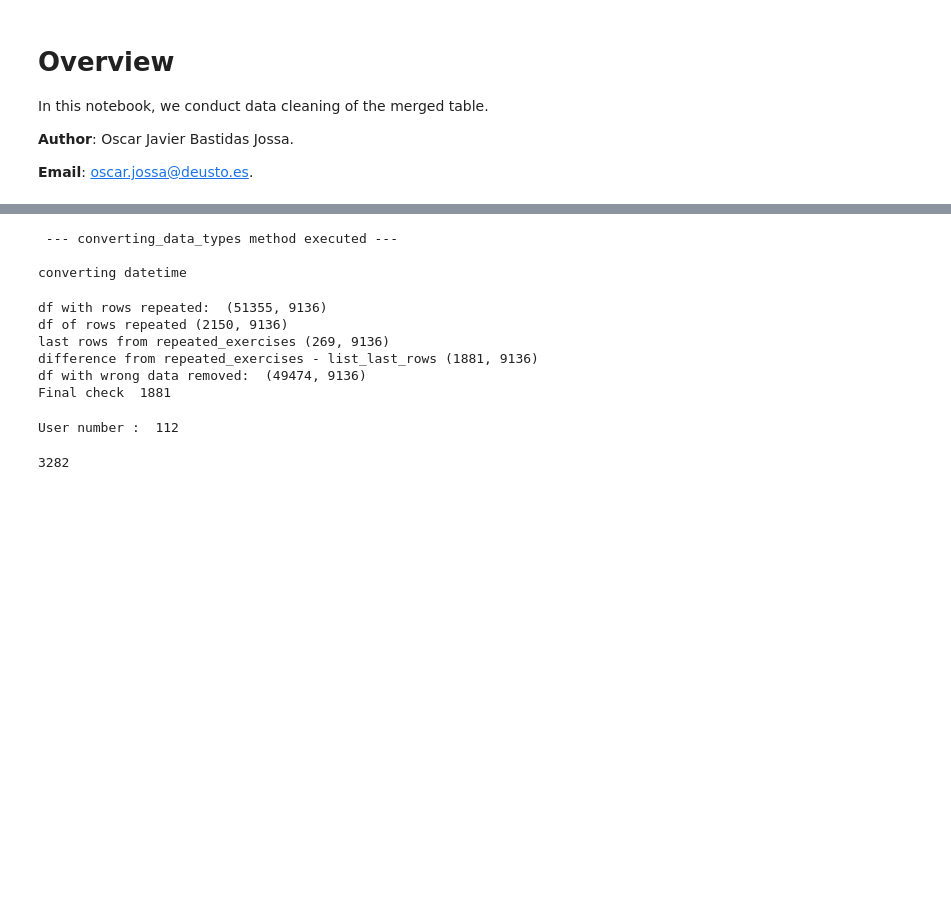
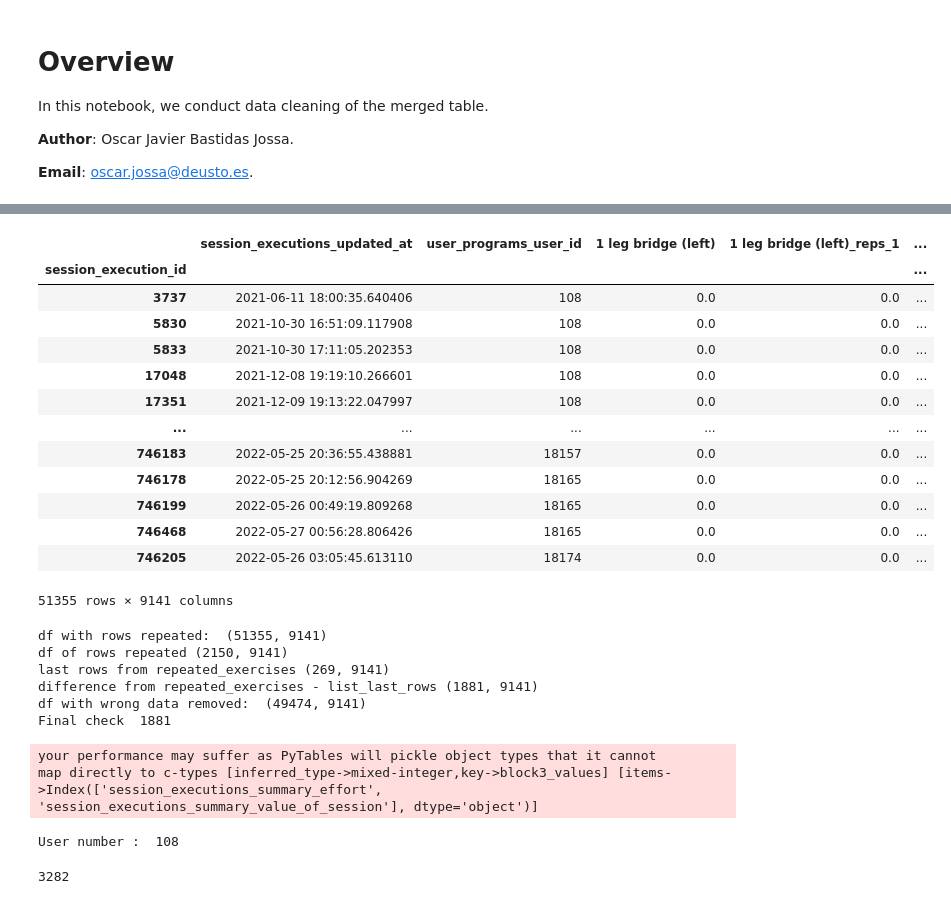
Before and after one commit to evidadeusto/mhunters, a Jupyter notebook: analysis_oscar_preprocessing/data_cleaning_merged_table.ipynb, the cells around one changed output, grey strips where cells are left out. Drawn from its saved outputs; the diff is of its cells as text; code cells hidden in the pictures; blank space fills up the shorter version.

```diff
--- a/analysis_oscar_preprocessing/data_cleaning_merged_table.ipynb
+++ b/analysis_oscar_preprocessing/data_cleaning_merged_table.ipynb
@@ -28,3 +28,13 @@ pd.set_option('display.max_rows', 500)
 df = pd.read_hdf('../data/flattened_database_merged_with_session_executions_v01.h5',  key='data')
 df.index.names = ["session_execution_id"]
 df.replace(np.nan, 0, inplace=True)
+# %%
+# Creating and instance from the Data cleaning to change the type of the datetime column
+
+change_data_type_columns = {'datetime' : ['session_executions_updated_at'],
+                            'int_cols': ['session_executions_summary_effort', 'session_executions_summary_value_of_session']}
+
+cleaner = Data_cleaning(df)
+
+# Converting data types of the indicated columns
+df = cleaner.converting_data_types(change_data_type_columns)
@@ -86,19 +118,6 @@ df_data = df.drop(columns=columns_description)
 
 # Organizing all the columns by the user id
 df_description = df_description.sort_values(by=['user_programs_user_id'])
-# %%
-# Creating and instance from the Data cleaning to change the type of the datetime column
-
-change_data_type_columns = {'datetime' : ['session_executions_updated_at']}
-
-cleaner = Data_cleaning(df_description)
-
-# Converting data types of the indicated columns
-df_description = cleaner.converting_data_types(change_data_type_columns)
-# %% [output]
- --- converting_data_types method executed ---
-
-converting datetime
 # %%
 # Getting user id and session_executions_updated_at
 df_user_session_execution_date = df_description[['session_executions_updated_at', 'user_programs_user_id']]
@@ -119,6 +138,23 @@ df_data.fillna(0, inplace=True)
 
 # Getting users
 users = df_data['user_programs_user_id'].drop_duplicates()
+# %%
+df_data
+# %% [output]
+|  | session_executions_updated_at | user_programs_user_id | 1 leg bridge (left) | 1 leg bridge (left)_reps_1 | ... |
+| session_execution_id |  |  |  |  | ... |
+| 3737 | 2021-06-11 18:00:35.640406 | 108 | 0.0 | 0.0 | ... |
+| 5830 | 2021-10-30 16:51:09.117908 | 108 | 0.0 | 0.0 | ... |
+| 5833 | 2021-10-30 17:11:05.202353 | 108 | 0.0 | 0.0 | ... |
+| 17048 | 2021-12-08 19:19:10.266601 | 108 | 0.0 | 0.0 | ... |
+| 17351 | 2021-12-09 19:13:22.047997 | 108 | 0.0 | 0.0 | ... |
+| ... | ... | ... | ... | ... | ... |
+| 746183 | 2022-05-25 20:36:55.438881 | 18157 | 0.0 | 0.0 | ... |
+| 746178 | 2022-05-25 20:12:56.904269 | 18165 | 0.0 | 0.0 | ... |
+| 746199 | 2022-05-26 00:49:19.809268 | 18165 | 0.0 | 0.0 | ... |
+| 746468 | 2022-05-27 00:56:28.806426 | 18165 | 0.0 | 0.0 | ... |
+| 746205 | 2022-05-26 03:05:45.613110 | 18174 | 0.0 | 0.0 | ... |
+51355 rows × 9141 columns
 # %%
 # Faster way to remove the repeated rows (It works well with this dataset, but can generate problems in very few cases with
 # other datasets when sustracting the timestamp from different users and coincidentially they exercise the same day, at the same time (less than 30 seconds))
@@ -199,15 +235,18 @@ print("difference from repeated_exercises - list_last_rows", repeated_exercises_
 print("df with wrong data removed: ", df_data_remove_duplicated.shape)
 print("Final check ", df_data.shape[0] - df_data_remove_duplicated.shape[0])
 # %% [output]
-df with rows repeated:  (51355, 9136)
-df of rows repeated (2150, 9136)
-last rows from repeated_exercises (269, 9136)
-difference from repeated_exercises - list_last_rows (1881, 9136)
-df with wrong data removed:  (49474, 9136)
+df with rows repeated:  (51355, 9141)
+df of rows repeated (2150, 9141)
+last rows from repeated_exercises (269, 9141)
+difference from repeated_exercises - list_last_rows (1881, 9141)
+df with wrong data removed:  (49474, 9141)
 Final check  1881
 # %%
 # This dataset is tested when the session executions with less than 10 seconds have been removed
-df_data_remove_duplicated.to_hdf('../data/flattened_database_merged_with_session_executions_v02')
+df_data_remove_duplicated.to_hdf('../data/flattened_database_merged_with_session_executions_v02.h5', key='data', mode='w')
+# %% [output]
+your performance may suffer as PyTables will pickle object types that it cannot
+map directly to c-types [inferred_type->mixed-integer,key->block3_values] [items->Index(['session_executions_summary_effort', 'session_executions_summary_value_of_session'], dtype='object')]
 # %%
 
 def plot_exercises(df_plot, user):
@@ -309,7 +348,7 @@ for user in users:
     #plot_exercises(df_plot, user)
     plot_all_exercises(df_plot, user)
 # %% [output]
-User number :  112
+User number :  108
 # %%
 # Extract date from 'session_executions_updated_at'
 df_data_remove_duplicated['date'] = df_data_remove_duplicated['session_executions_updated_at'].dt.date
```
Also changed, not shown: parts of 8 cells of this notebook, 5 other files.
